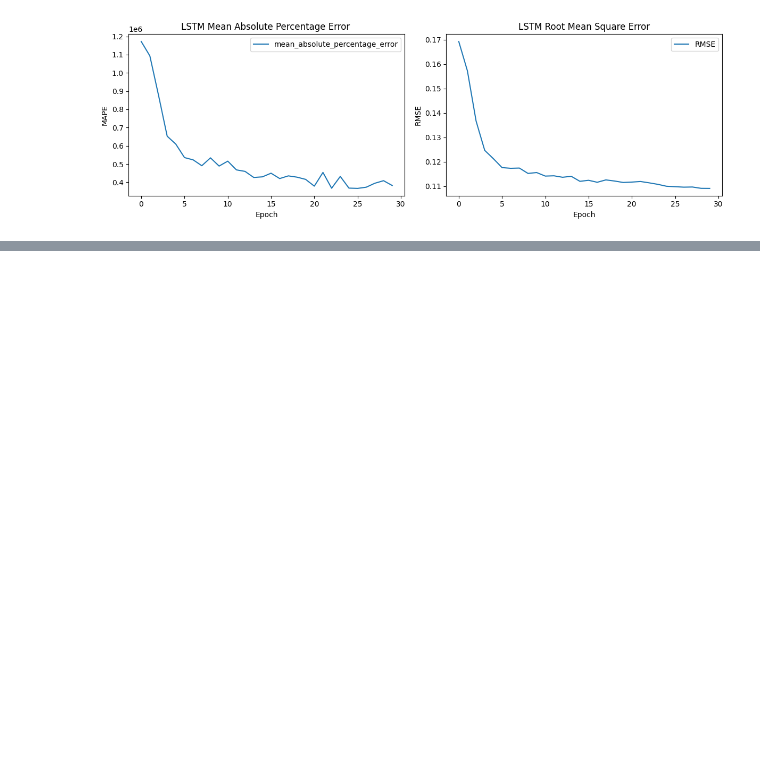
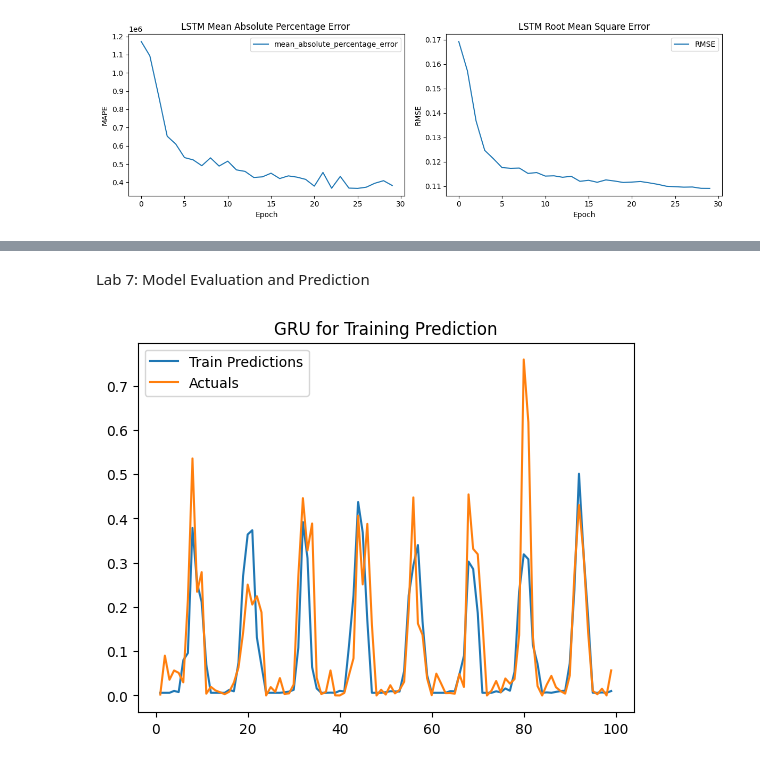
Before and after one commit to Sabindara17/Machine-Learning, a Jupyter notebook: timeseries.ipynb, the cells around one changed output, grey strips where cells are left out. Saved outputs shown, nothing was run; the diff lists cells and outputs as text; code cells hidden in the pictures; blank space fills up the shorter version.

```diff
--- a/timeseries.ipynb
+++ b/timeseries.ipynb
@@ -441,0 +530,7 @@ plt.show()
+# %%
+from tensorflow.keras.models import load_model
+
+
+model4 = load_model('model4.keras')
+# %%
+train_predictions = model4.predict(X_train1)
@@ -441,0 +539,8 @@ plt.show()
+# %%
+import pandas as pd
+
+# Select predictions for the first time step and flatten
+#train_predictions_flat = train_predictions[:, 0, 0]
+train_predictions_flat = train_predictions[:, 0]
+
+train_results = pd.DataFrame(data={'Train Predictions': train_predictions_flat, 'Actuals': y_train1})
@@ -441,0 +563,13 @@ plt.show()
+# %% [markdown]
+Lab 7: Model Evaluation and Prediction
+# %%
+import matplotlib.pyplot as plt
+
+# Plot Train Predictions and Actuals
+plt.title("GRU for Training Prediction")
+plt.plot(train_results['Train Predictions'][1:100], label='Train Predictions')
+plt.plot(train_results['Actuals'][1:100], label='Actuals')
+plt.legend()
+plt.show()
+# %% [output]
+[figure, added]
```
Also changed, not shown: parts of 26 cells of this notebook.
